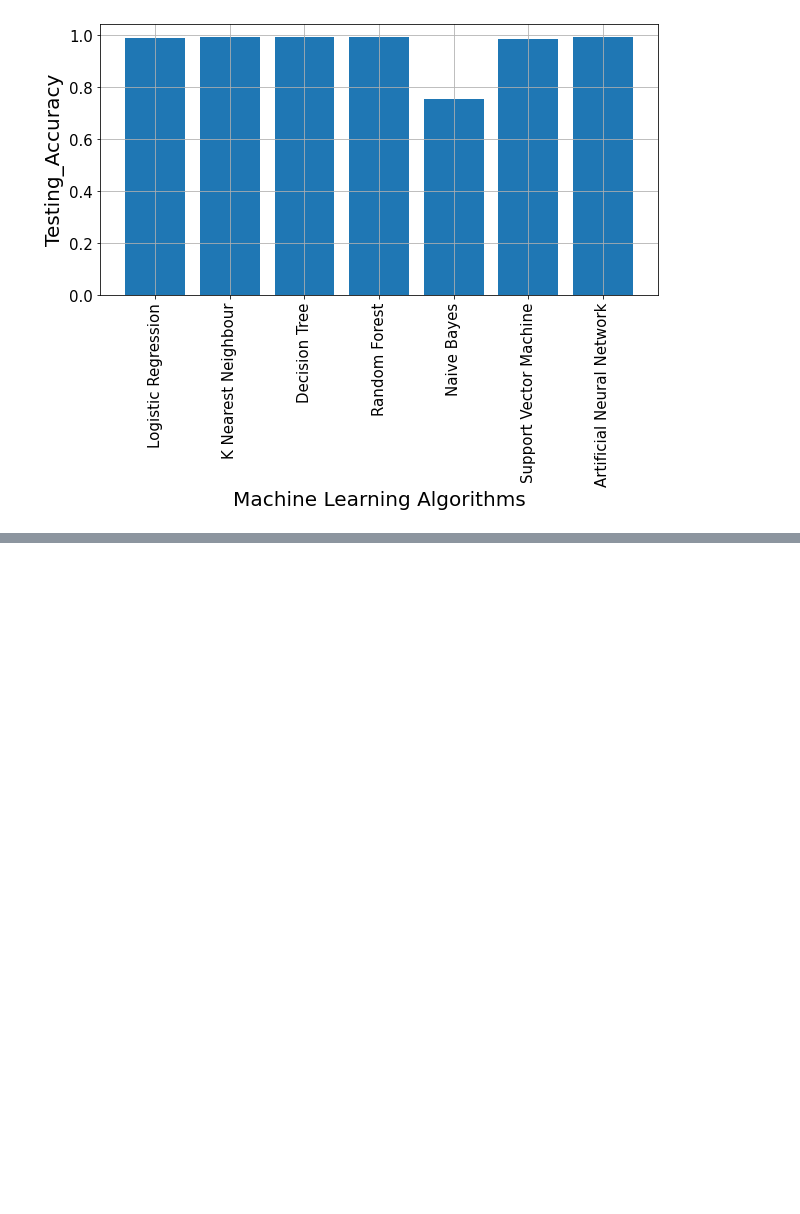
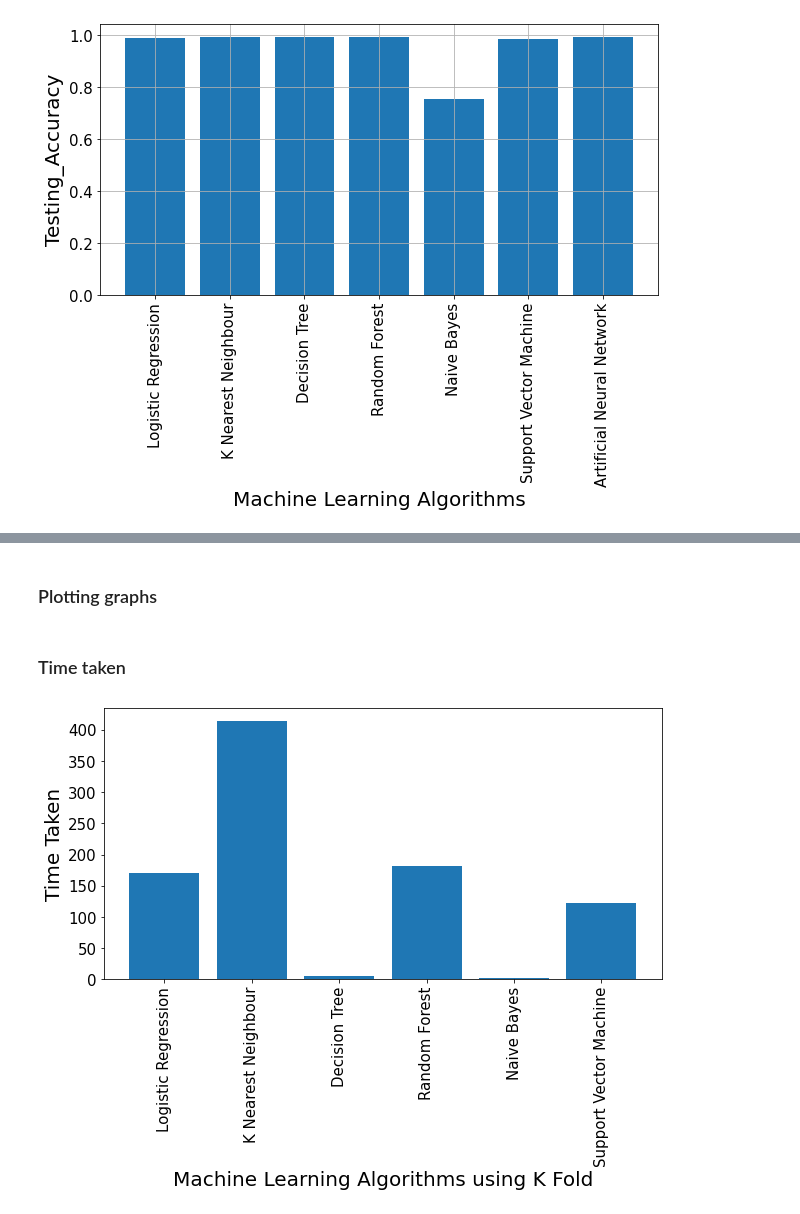
Before and after one commit to SharathHebbar/Anomaly-Detection-in-IoT-Sensors-using-Machine-Learning, a Jupyter notebook: Comparison Between DIfferent Algorithms.ipynb, the cells around one changed output, grey strips where cells are left out. Saved outputs shown, nothing was run; the diff lists cells and outputs as text; code cells hidden in the pictures; blank space fills up the shorter version.

```diff
--- a/Comparison Between DIfferent Algorithms.ipynb
+++ b/Comparison Between DIfferent Algorithms.ipynb
@@ -120,0 +123,3 @@ plt.show()
+# %%
+df = pd.read_csv('kfoldperformance.csv')
+df.head()
@@ -120,0 +133,3 @@ plt.show()
+# %%
+df.rename(columns = {'Unnamed: 0':'Algorithms'}, inplace = True)
+df
@@ -120,0 +204,15 @@ plt.show()
+# %% [markdown]
+### Plotting graphs
+# %% [markdown]
+### Time taken
+# %%
+plt.figure(figsize=(10,5))
+plt.bar(df.Algorithms,df.Time_Taken)
+
+plt.ylabel('Time Taken', fontsize=20)
+plt.xlabel('Machine Learning Algorithms using K Fold', fontsize=20)
+plt.xticks(rotation=90,fontsize=15)
+plt.yticks(fontsize=15)
+plt.show()
+# %% [output]
+[figure, added]
```
Also changed, not shown: parts of 17 cells of this notebook, 4 other files.
